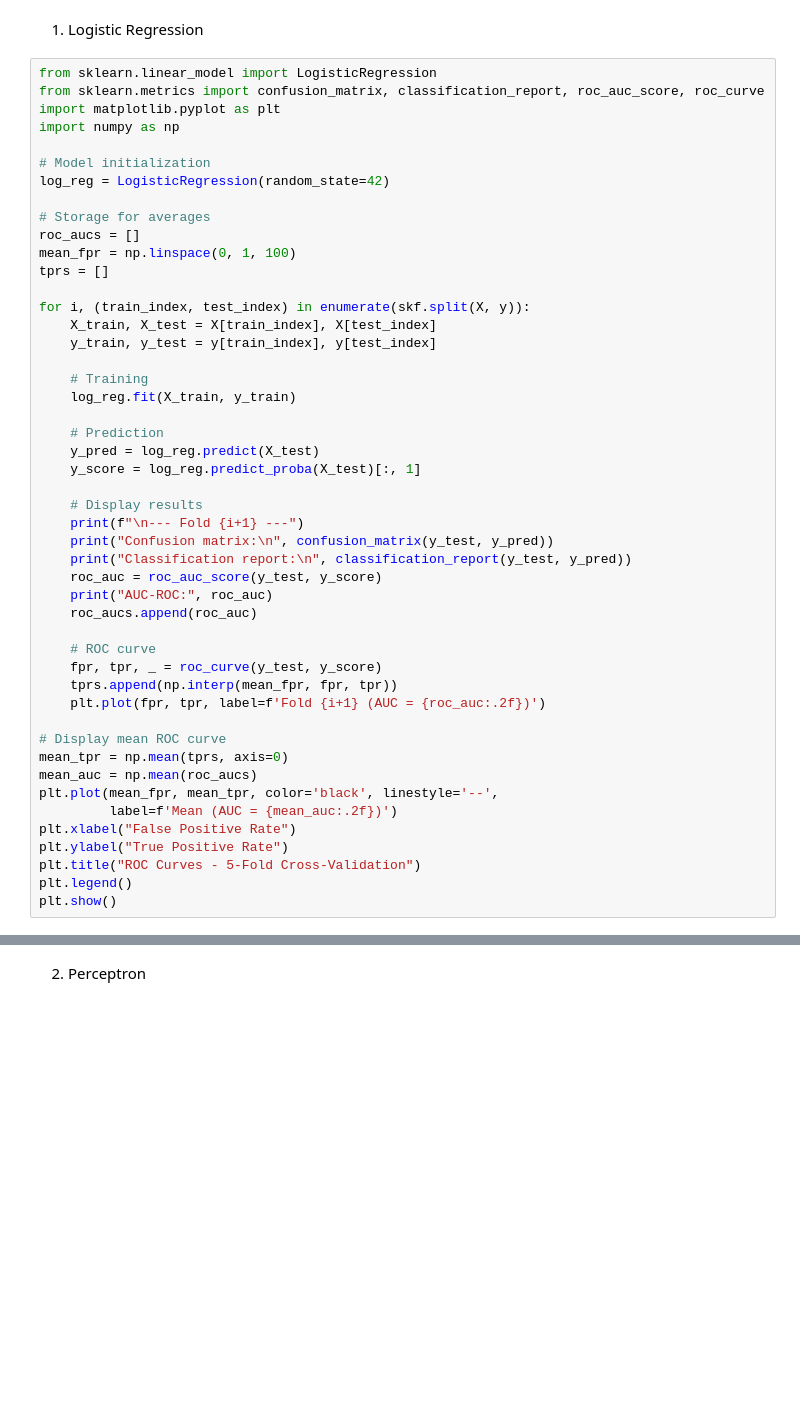
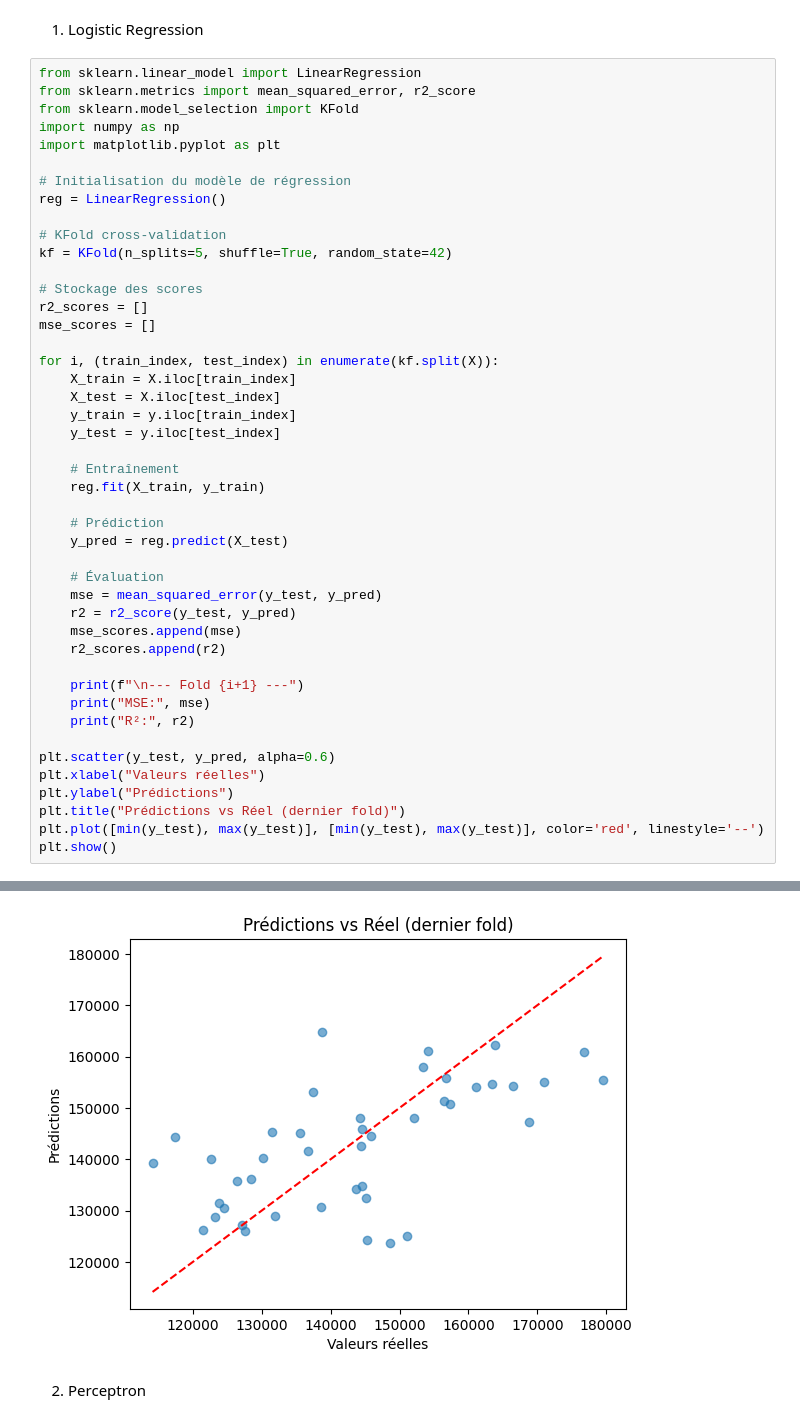
Before and after one commit to Samuel-JULLY/KMUTNB_internship, a Jupyter notebook: Projet.ipynb, the cells around one changed output, grey strips where cells are left out. Drawn from its saved outputs; the diff is of its cells as text; blank space fills up the shorter version.

Commit message:
Start of testing different models

```diff
--- a/Projet.ipynb
+++ b/Projet.ipynb
@@ -251,50 +251,48 @@ Plots the ***ROC curve***, which shows the trade-off between the false positive
 # %% [markdown]
 1. Logistic Regression
 # %%
-from sklearn.linear_model import LogisticRegression
-from sklearn.metrics import confusion_matrix, classification_report, roc_auc_score, roc_curve
+from sklearn.linear_model import LinearRegression
+from sklearn.metrics import mean_squared_error, r2_score
+from sklearn.model_selection import KFold
+import numpy as np
 import matplotlib.pyplot as plt
-import numpy as np
 
-# Model initialization
-log_reg = LogisticRegression(random_state=42)
+# Initialisation du modèle de régression
+reg = LinearRegression()
 
-# Storage for averages
-roc_aucs = []
-mean_fpr = np.linspace(0, 1, 100)
-tprs = []
+# KFold cross-validation
+kf = KFold(n_splits=5, shuffle=True, random_state=42)
 
-for i, (train_index, test_index) in enumerate(skf.split(X, y)):
-    X_train, X_test = X[train_index], X[test_index]
-    y_train, y_test = y[train_index], y[test_index]
+# Stockage des scores
+r2_scores = []
+mse_scores = []
 
-    # Training
-    log_reg.fit(X_train, y_train)
+for i, (train_index, test_index) in enumerate(kf.split(X)):
+    X_train = X.iloc[train_index]
+    X_test = X.iloc[test_index]
+    y_train = y.iloc[train_index]
+    y_test = y.iloc[test_index]
 
-    # Prediction
-    y_pred = log_reg.predict(X_test)
-    y_score = log_reg.predict_proba(X_test)[:, 1]
+    # Entraînement
+    reg.fit(X_train, y_train)
 
-    # Display results
+    # Prédiction
+    y_pred = reg.predict(X_test)
+
+    # Évaluation
+    mse = mean_squared_error(y_test, y_pred)
+    r2 = r2_score(y_test, y_pred)
+    mse_scores.append(mse)
+    r2_scores.append(r2)
+
     print(f"\n--- Fold {i+1} ---")
-    print("Confusion matrix:\n", confusion_matrix(y_test, y_pred))
-    print("Classification report:\n", classification_report(y_test, y_pred))
-    roc_auc = roc_auc_score(y_test, y_score)
-    print("AUC-ROC:", roc_auc)
-    roc_aucs.append(roc_auc)
+    print("MSE:", mse)
+    print("R²:", r2)
 
-    # ROC curve
-    fpr, tpr, _ = roc_curve(y_test, y_score)
-    tprs.append(np.interp(mean_fpr, fpr, tpr))
-    plt.plot(fpr, tpr, label=f'Fold {i+1} (AUC = {roc_auc:.2f})')
-
-# Display mean ROC curve
-mean_tpr = np.mean(tprs, axis=0)
-mean_auc = np.mean(roc_aucs)
-plt.plot(mean_fpr, mean_tpr, color='black', linestyle='--',
-         label=f'Mean (AUC = {mean_auc:.2f})')
-plt.xlabel("False Positive Rate")
-plt.ylabel("True Positive Rate")
-plt.title("ROC Curves - 5-Fold Cross-Validation")
-plt.legend()
+plt.scatter(y_test, y_pred, alpha=0.6)
+plt.xlabel("Valeurs réelles")
+plt.ylabel("Prédictions")
+plt.title("Prédictions vs Réel (dernier fold)")
+plt.plot([min(y_test), max(y_test)], [min(y_test), max(y_test)], color='red', linestyle='--')
 plt.show()
+# %% [output]
@@ -301,3 +318,4 @@ plt.show()
+[figure, added]
 # %% [markdown]
 2. Perceptron
 # %%
```
Also changed, not shown: parts of 2 cells of this notebook.
